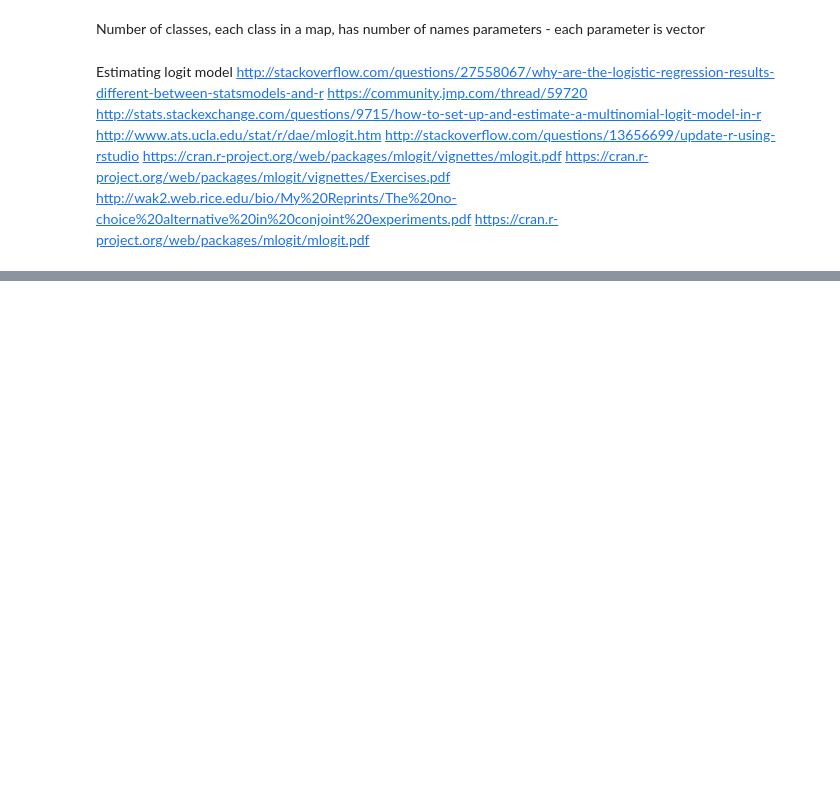
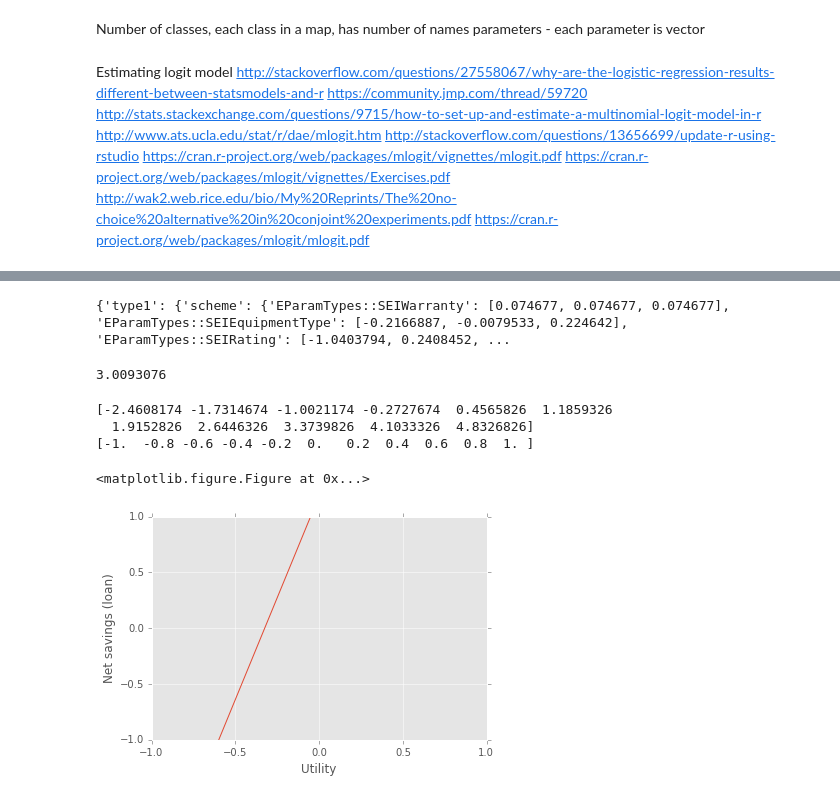
Before and after one commit to wilfeli/solar-model, a Jupyter notebook: Model/ABM-base-model-ho-decisions.ipynb, the cells around one changed output, grey strips where cells are left out. Saved outputs shown, nothing was run; the diff lists cells and outputs as text; code cells hidden in the pictures; blank space fills up the shorter version.

Commit message:
back up of current paper data

```diff
--- a/Model/ABM-base-model-ho-decisions.ipynb
+++ b/Model/ABM-base-model-ho-decisions.ipynb
@@ -50,0 +90,3 @@ with open('ho-installerdecisions.json', 'w') as outfile:
+# %%
+with open('../../ABMIRISLab/Source/Examples/BaseModel/ho-installerdecisions.json') as infile:
+        data_raw = json.load(infile)
@@ -50,0 +116,4 @@ with open('ho-installerdecisions.json', 'w') as outfile:
+# %%
+print(data_raw)
+# %% [output]
+{'type1': {'scheme': {'EParamTypes::SEIWarranty': [0.074677, 0.074677, 0.074677], 'EParamTypes::SEIEquipmentType': [-0.2166887, -0.0079533, 0.224642], 'EParamTypes::SEIRating': [-1.0403794, 0.2408452, ...
@@ -50,0 +127,47 @@ with open('ho-installerdecisions.json', 'w') as outfile:
+# %%
+data = data_raw['type1']['scheme']
+# %%
+utility = data['EParamTypes::SEIWarranty'][1] * 15 + \
+            data['EParamTypes::SEIEquipmentType'][1] + \
+            data['EParamTypes::SEIRating'][1] + \
+            data['EParamTypes::SEIInteractionType'][1] + \
+            data['EParamTypes::HOSEIDecisionTotalProjectTime'][0] * 1 + \
+            data['EParamTypes::HOSEIDecisionEstimatedNetSavings'][0] * 0.5
+
+print(utility)
+# %% [output]
+3.0093076
+# %%
+
+def calculate_utility(savings):
+    return data['EParamTypes::SEIWarranty'][1] * 15 + \
+            data['EParamTypes::SEIEquipmentType'][1] + \
+            data['EParamTypes::SEIRating'][1] + \
+            data['EParamTypes::SEIInteractionType'][1] + \
+            data['EParamTypes::HOSEIDecisionTotalProjectTime'][0] * 1 + \
+            data['EParamTypes::HOSEIDecisionEstimatedNetSavings'][0] * savings
+# %%
+y = np.zeros(11)
+x = np.zeros(11)
+i = 0
+#draw percent of a bill vs savings graph
+for step in np.linspace(-1.0, 1.0, num=11):
+    savings = step
+    #call function, get percent_savings
+    utility = calculate_utility(savings)
+    y[i] = utility
+    x[i] = savings
+    i = i + 1
+
+#print points
+print(y)
+print(x)
+
+#draw graph
+plot_xy(x, y, 'Utility','Net savings (loan)')
+# %% [output]
+[-2.4608174 -1.7314674 -1.0021174 -0.2727674  0.4565826  1.1859326
+  1.9152826  2.6446326  3.3739826  4.1033326  4.8326826]
+[-1.  -0.8 -0.6 -0.4 -0.2  0.   0.2  0.4  0.6  0.8  1. ]
+<matplotlib.figure.Figure at 0x...>
+[figure, added]
```
Also changed, not shown: parts of 8 cells of this notebook, 12 other files.
